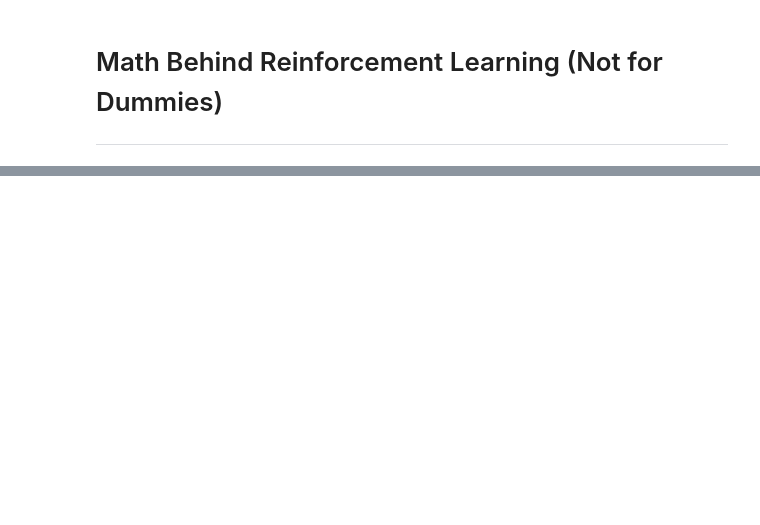
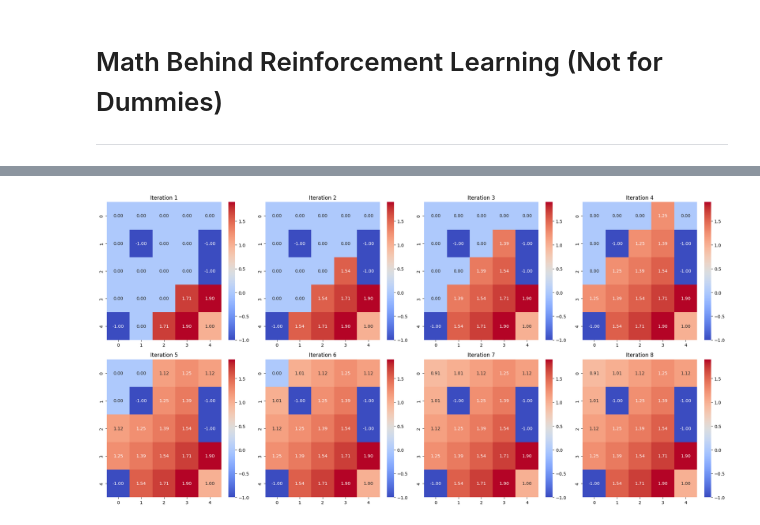
Before and after one commit to Ryanakml/Reinforcement-Learning-Concept-and-Implementation, a Jupyter notebook: RL in Math.ipynb, the cells around one changed output, grey strips where cells are left out. Drawn from its saved outputs; the diff is of its cells as text; code cells hidden in the pictures; blank space fills up the shorter version.

```diff
--- a/RL in Math.ipynb
+++ b/RL in Math.ipynb
@@ -231,0 +699,16 @@ or
+# %%
+# Buat heatmap terpisah untuk iteration ke-2 sampai ke-8
+fig, axes = plt.subplots(2, 4, figsize=(20, 10))
+axes = axes.flatten()
+
+for i, iter_num in enumerate(range(1, 9)):
+    iter_values = list(iterations_dict[iter_num].values())
+    iter_grid = np.array(iter_values).reshape(5, 5)
+
+    sns.heatmap(iter_grid, annot=True, fmt=".2f", cmap="coolwarm", ax=axes[i])
+    axes[i].set_title(f"Iteration {iter_num}")
+
+plt.tight_layout()
+plt.show()
+# %% [output]
+[figure, added]
```
Also changed, not shown: parts of 13 cells of this notebook, 2 other files.
